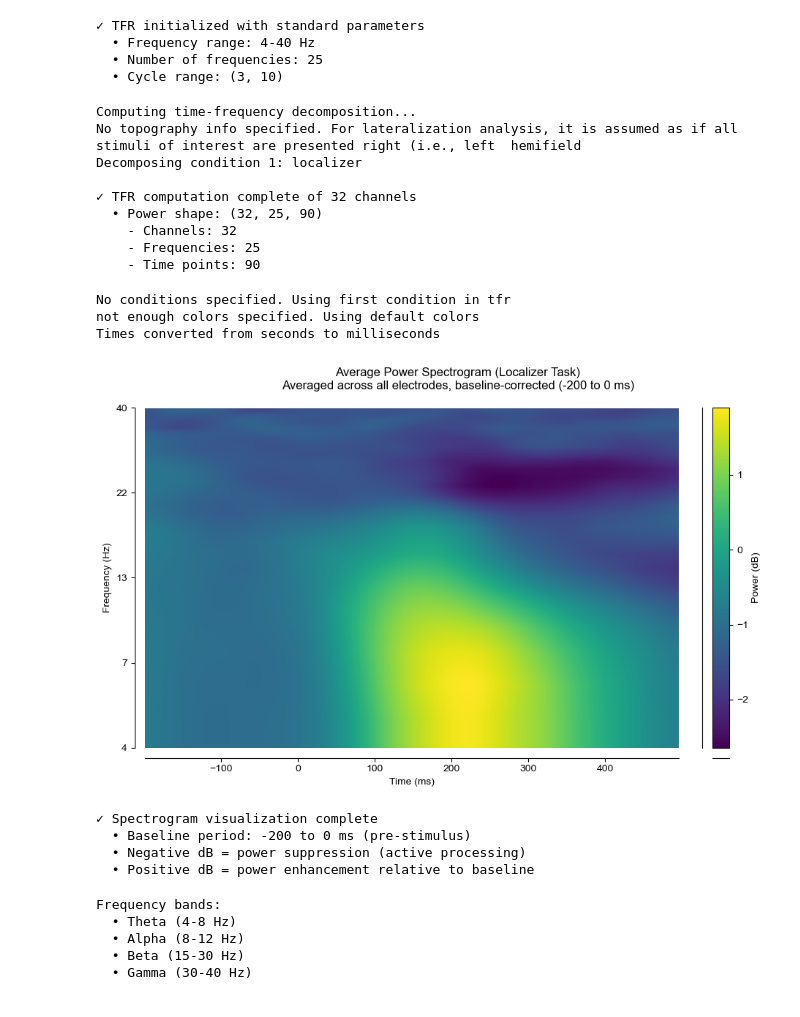
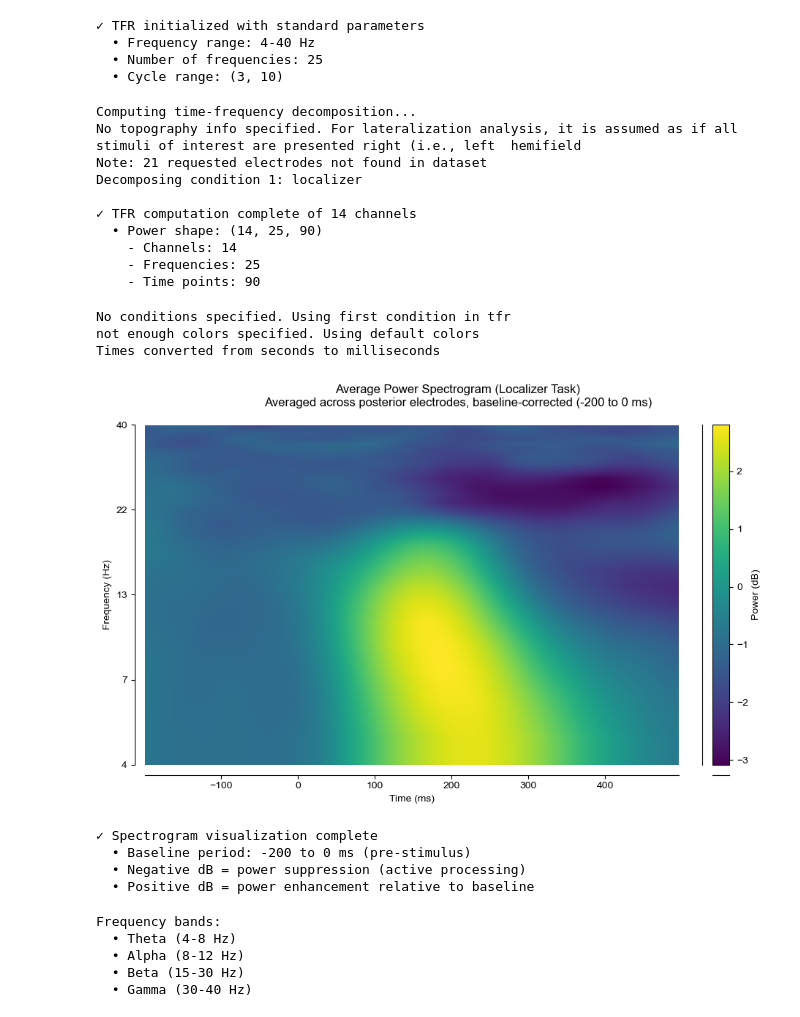
Before and after one commit to dvanmoorselaar/open_dvm, a Jupyter notebook: tutorials/03_tfr_analysis.ipynb, the cells around one changed output. Drawn from its saved outputs; the diff is of its cells as text; code cells hidden in the pictures.

```diff
--- a/tutorials/03_tfr_analysis.ipynb
+++ b/tutorials/03_tfr_analysis.ipynb
@@ -133,10 +150,11 @@ print(f"  • Cycle range: {tfr_basic.cycle_range}")
 # Compute TFR for localizer task
 print('\nComputing time-frequency decomposition...')
 
+
 tfr_result = tfr_basic.condition_tfrs(
     pos_labels=None,                      # No position-based lateralization for this pass
     cnds={'block_type': ['localizer']},   # Passive-viewing localizer trials only
-    elec_oi='all',                        # Average across all electrodes
+    elec_oi='posterior',                  # Occipital/parietal electrodes (see select_electrodes)
     window_oi=(-0.2, 0.5)                 # Analysis window: -200 to 500 ms
 )
 
@@ -153,36 +171,37 @@ print(f"    - Time points: {power_tfr.shape[2]}")
 # %% [output]
 Computing time-frequency decomposition...
 No topography info specified. For lateralization analysis, it is assumed as if all stimuli of interest are presented right (i.e., left  hemifield
+Note: 21 requested electrodes not found in dataset
 Decomposing condition 1: localizer
 
-✓ TFR computation complete of 32 channels
-  • Power shape: (32, 25, 90)
-    - Channels: 32
+✓ TFR computation complete of 14 channels
+  • Power shape: (14, 25, 90)
+    - Channels: 14
     - Frequencies: 25
     - Time points: 90
 # %%
 # Visualize full spectrogram
 plt.figure(figsize=(10, 6))
 plot_tfr_timecourse(
     tfr=tfr_result,
     elec_oi=list(tfr_result['localizer'].ch_names),
     timecourse='2d',
     onset_times=[0]
 )
-plt.suptitle('Average Power Spectrogram (Localizer Task)\nAveraged across all electrodes, baseline-corrected (-200 to 0 ms)')
+plt.suptitle('Average Power Spectrogram (Localizer Task)\nAveraged across posterior electrodes, baseline-corrected (-200 to 0 ms)')
 plt.tight_layout()
 display(plt.gcf())
 plt.close()
 
 print("✓ Spectrogram visualization complete")
 print(f"  • Baseline period: -200 to 0 ms (pre-stimulus)")
 print(f"  • Negative dB = power suppression (active processing)")
 print(f"  • Positive dB = power enhancement relative to baseline")
 # %% [output]
 No conditions specified. Using first condition in tfr
 not enough colors specified. Using default colors
 Times converted from seconds to milliseconds
-[figure, old version]
+[figure, new version]
 ✓ Spectrogram visualization complete
   • Baseline period: -200 to 0 ms (pre-stimulus)
   • Negative dB = power suppression (active processing)
```
Also changed, not shown: parts of 10 cells of this notebook, 2 other files.
